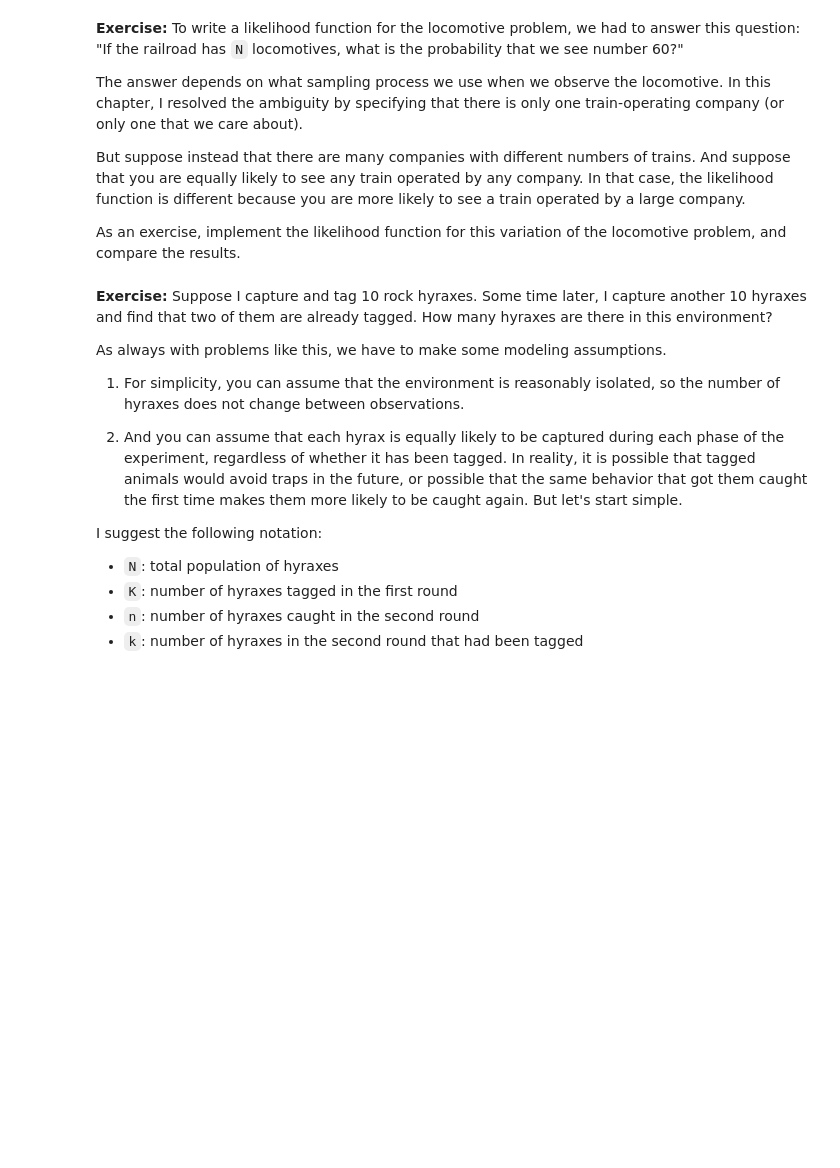
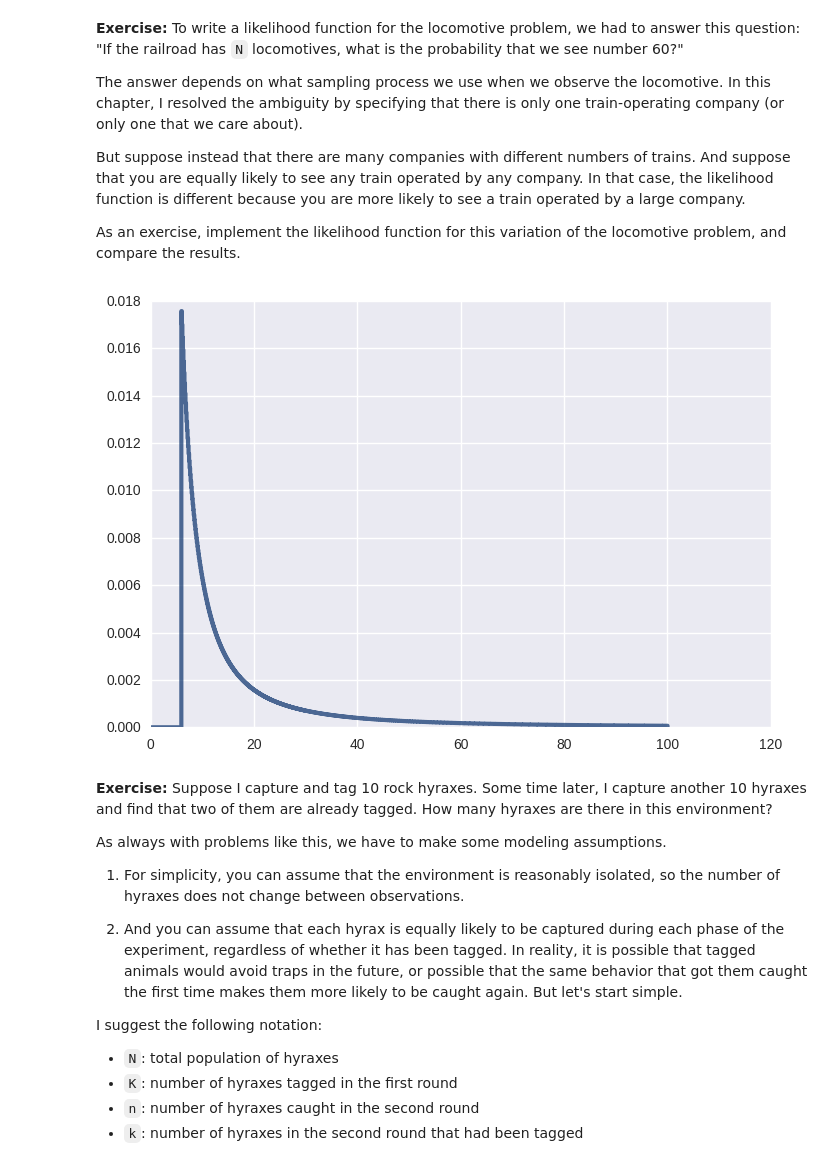
Before and after one commit to DhashS/ThinkComplexity2, a Jupyter notebook: code/chap03.ipynb, the cells around one changed output. Cells and saved outputs as stored; diff of their text form; code cells hidden in the pictures; blank space fills up the shorter version.

```diff
--- a/code/chap03.ipynb
+++ b/code/chap03.ipynb
@@ -243,3 +243,13 @@ of the locomotive problem, and compare the results.
+# %%
+# M is the number of train companies with >60 trains
+dataset = [60]
+m = 10
+
+pmf = MakePosterior(1000, dataset, Train2)
+pmf /= m
+thinkplot.Pmf(pmf)
+# %% [output]
+[figure, added]
 # %% [markdown]
 **Exercise:** Suppose I capture and tag 10 rock hyraxes.  Some time later, I capture another 10 hyraxes and find that two of them are already tagged.  How many hyraxes are there in this environment?
 
```
Also changed, not shown: parts of 16 cells of this notebook, 6 other files.
